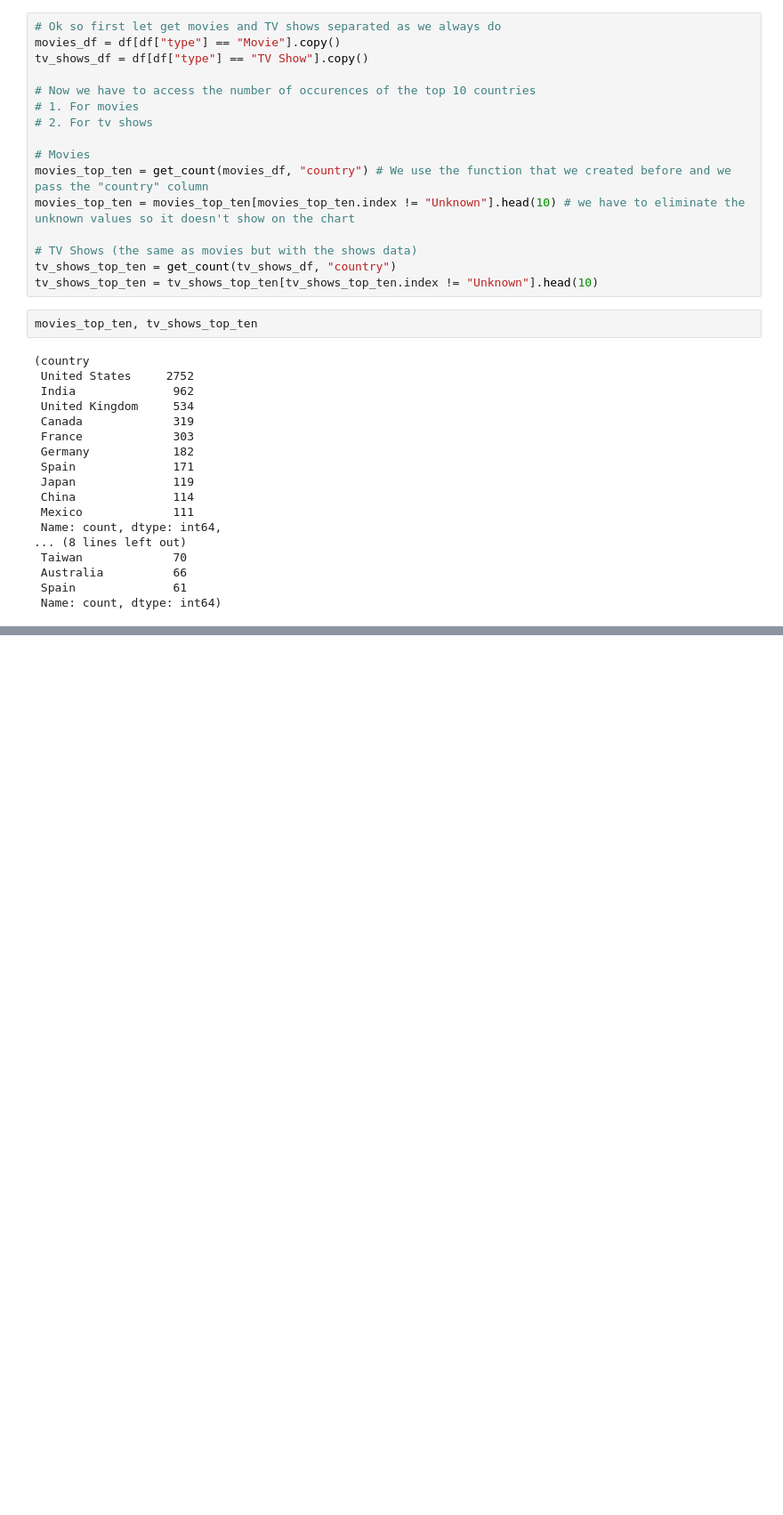
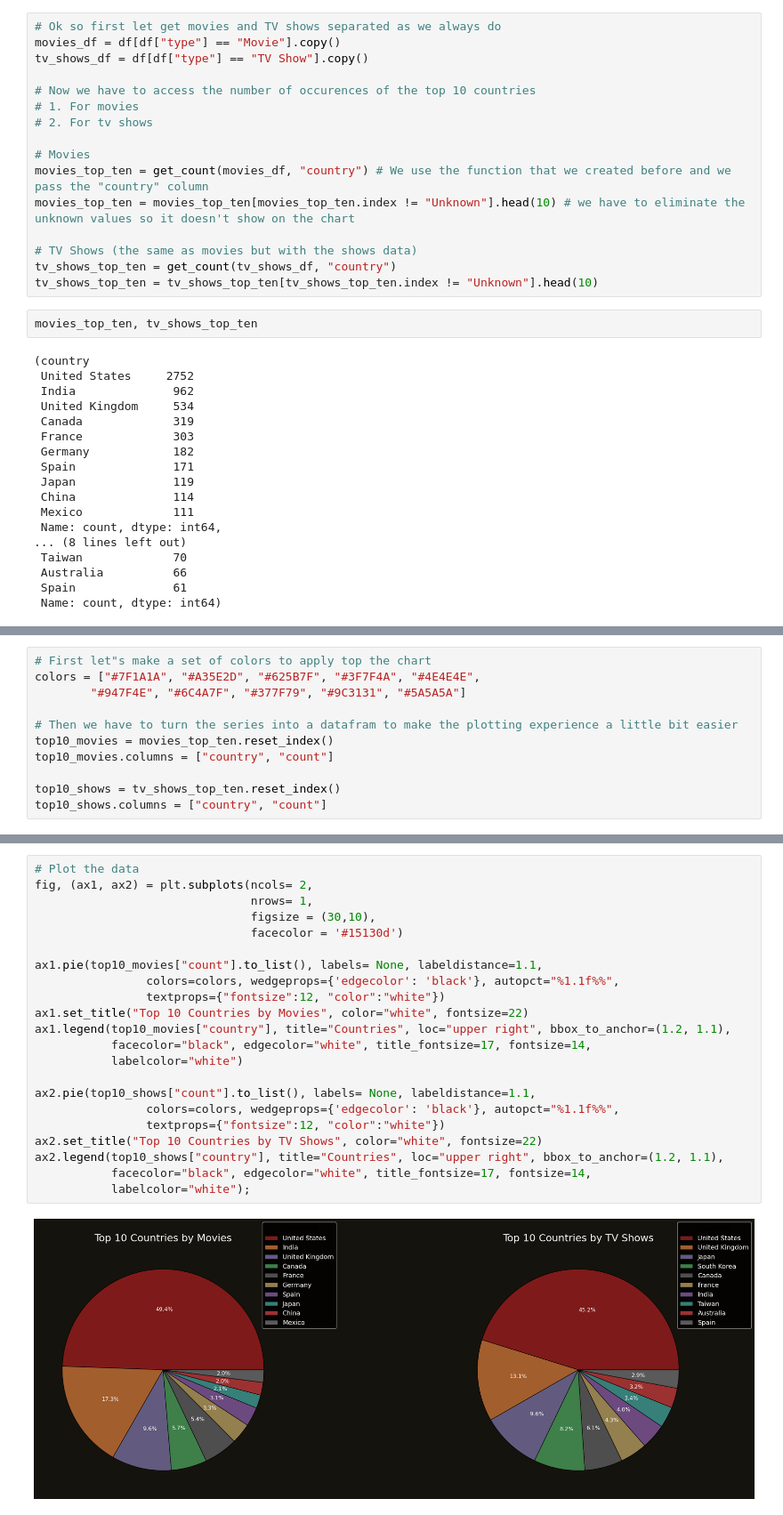
Before and after one commit to imelinc/eda-project, a Jupyter notebook: eda-project.ipynb, the cells around one changed output, grey strips where cells are left out. Shown at 89% size. Drawn from its saved outputs; the diff is of its cells as text; blank space fills up the shorter version.

Commit message:
I made the pie charts, no insight yet

```diff
--- a/eda-project.ipynb
+++ b/eda-project.ipynb
@@ -521,0 +524,11 @@ movies_top_ten, tv_shows_top_ten
+# %%
+# First let"s make a set of colors to apply top the chart
+colors = ["#7F1A1A", "#A35E2D", "#625B7F", "#3F7F4A", "#4E4E4E",
+        "#947F4E", "#6C4A7F", "#377F79", "#9C3131", "#5A5A5A"]
+
+# Then we have to turn the series into a datafram to make the plotting experience a little bit easier
+top10_movies = movies_top_ten.reset_index()
+top10_movies.columns = ["country", "count"]
+
+top10_shows = tv_shows_top_ten.reset_index()
+top10_shows.columns = ["country", "count"]
@@ -521,0 +547,24 @@ movies_top_ten, tv_shows_top_ten
+# %%
+# Plot the data
+fig, (ax1, ax2) = plt.subplots(ncols= 2,
+                               nrows= 1,
+                               figsize = (30,10),
+                               facecolor = '#15130d')
+
+ax1.pie(top10_movies["count"].to_list(), labels= None, labeldistance=1.1,
+                colors=colors, wedgeprops={'edgecolor': 'black'}, autopct="%1.1f%%",
+                textprops={"fontsize":12, "color":"white"})
+ax1.set_title("Top 10 Countries by Movies", color="white", fontsize=22)
+ax1.legend(top10_movies["country"], title="Countries", loc="upper right", bbox_to_anchor=(1.2, 1.1),
+           facecolor="black", edgecolor="white", title_fontsize=17, fontsize=14,
+           labelcolor="white")
+
+ax2.pie(top10_shows["count"].to_list(), labels= None, labeldistance=1.1,
+                colors=colors, wedgeprops={'edgecolor': 'black'}, autopct="%1.1f%%",
+                textprops={"fontsize":12, "color":"white"})
+ax2.set_title("Top 10 Countries by TV Shows", color="white", fontsize=22)
+ax2.legend(top10_shows["country"], title="Countries", loc="upper right", bbox_to_anchor=(1.2, 1.1),
+           facecolor="black", edgecolor="white", title_fontsize=17, fontsize=14,
+           labelcolor="white");
+# %% [output]
+[figure, added]
```
Also changed, not shown: parts of 2 cells of this notebook.
